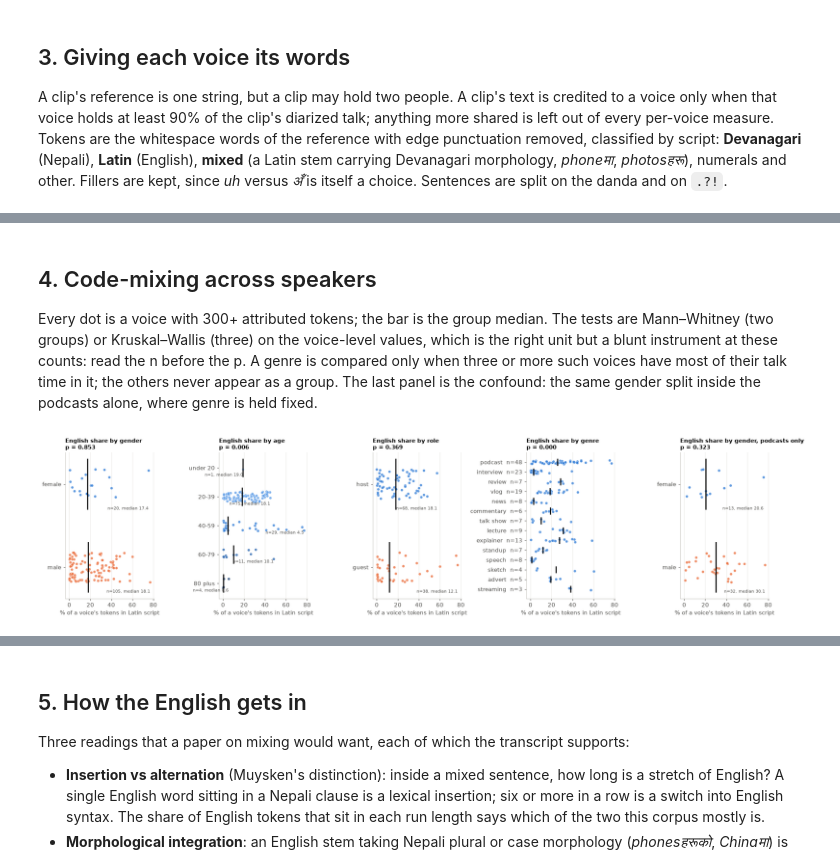
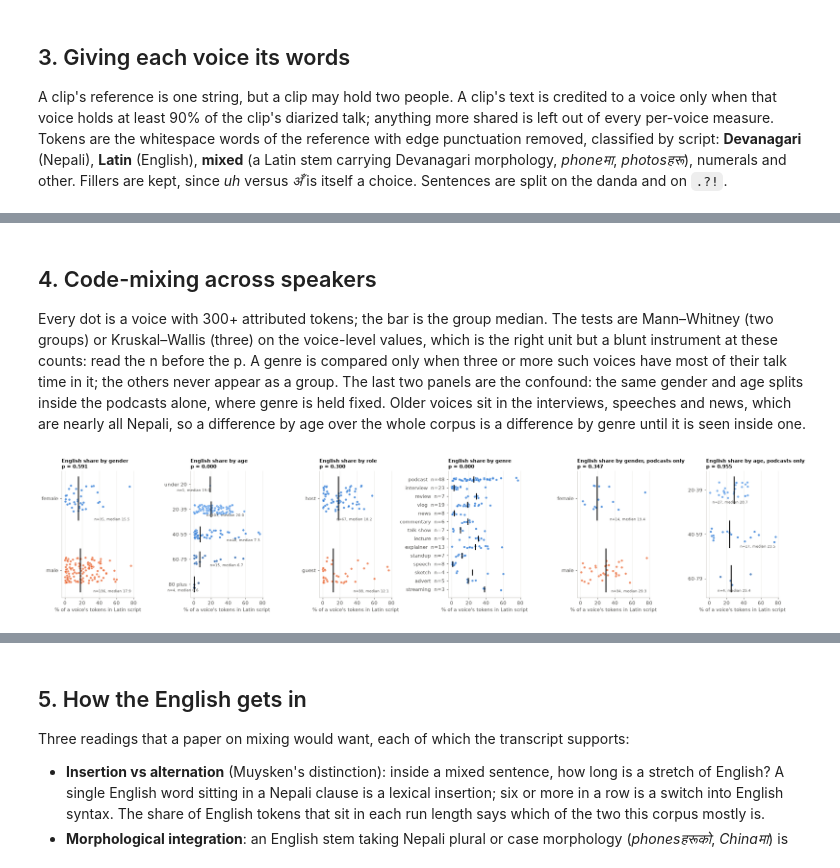
Before and after one commit to Sagyam/labeling-harness, a Jupyter notebook: notebooks/02_Sociolinguistics.ipynb, the cells around one changed output, grey strips where cells are left out. Saved outputs shown, nothing was run; the diff lists cells and outputs as text; code cells hidden in the pictures.

```diff
--- a/notebooks/02_Sociolinguistics.ipynb
+++ b/notebooks/02_Sociolinguistics.ipynb
@@ -218,35 +223,6 @@ for sid, per in talk.items():
             voice_genre[v][usable.genre[sid]] += sec
 VOICES = sorted(voice_talk)
 n_eps = {v: len(voice_eps[v]) for v in VOICES}
-FIELDS = ("gender", "age_bracket", "role")
-
-resolved, how = {}, Counter()  # (episode, voice) -> {gender, age_bracket, role?}
-for ep_id, meta in EP_META.items():
-    rows_ = [dict(r) for r in (meta.get("speakers") or {}).values()]
-    present = sorted(v for v in set(usable.voice[usable.episode == ep_id].dropna()))
-    if not rows_ or not present:
-        continue
-    hosts = [r for r in rows_ if r.get("role") == "host"]
-    recurring = [v for v in present if n_eps[v] > 1]
-    left_rows, left_voices = list(rows_), list(present)
-    if len(hosts) == 1 and len(recurring) == 1:
-        resolved[(ep_id, recurring[0])] = hosts[0]
-        left_rows.remove(hosts[0]); left_voices.remove(recurring[0])
-        how["series host"] += 1
-    if not left_rows or not left_voices:
-        continue
-    shared = {k: next(iter(vals)) for k in FIELDS if len(vals := {r.get(k) for r in left_rows}) == 1 and None not in vals}
-    if "gender" in shared and "age_bracket" in shared:
-        for v in left_voices:
-            resolved[(ep_id, v)] = shared
-        how["rows agree"] += len(left_voices)
-    elif len(left_rows) == 1 and len(left_voices) == 1:
-        resolved[(ep_id, left_voices[0])] = left_rows[0]
-        how["last row"] += 1
-    elif len(left_rows) == len(left_voices) and shared:
-        for v in left_voices:
-            resolved[(ep_id, v)] = shared
-        how["shared rows"] += len(left_voices)
 
 
 def agree(values):
@@ -270,15 +246,15 @@ def show(ep_id):
 usable["show"] = usable.episode.map(show)
 SPK = pd.DataFrame([{
     "voice": v, "episodes": n_eps[v], "talk_min": voice_talk[v] / 60,
-    "gender": agree(resolved.get((e, v), {}).get("gender") for e in voice_eps[v]),
-    "age": agree(resolved.get((e, v), {}).get("age_bracket") for e in voice_eps[v]),
-    "role": agree(resolved.get((e, v), {}).get("role") for e in voice_eps[v]),
+    "gender": WHO[v][0] or "unresolved",
+    "age": WHO[v][1] or "unresolved",
+    "role": agree(ROLE.get((e, v)) for e in voice_eps[v]),
     "genre": voice_genre[v].most_common(1)[0][0],  # where most of the voice's talk time is
     "show": ", ".join(sorted({show(e) for e in voice_eps[v]})),
 } for v in VOICES]).set_index("voice").sort_values("talk_min", ascending=False)
 
 tot = SPK.talk_min.sum()
-print(f"{len(SPK)} voices, {tot / 60:.1f} h of diarized speech; resolution steps: {dict(how)}")
+print(f"{len(SPK)} voices, {tot / 60:.1f} h of diarized speech")
 for f in ("gender", "age", "role"):
     known = SPK[f] != "unresolved"
     print(f"  {f:<7} known for {known.sum():>3} voices ({known.mean():.0%}) holding {SPK.talk_min[known].sum() / tot:.0%} of the speech")
@@ -289,5 +265,6 @@ grid = pd.DataFrame({
     "minutes": cell.groupby(["gender", "age"]).talk_min.sum(),
     "median min / voice": cell.groupby(["gender", "age"]).talk_min.median(),
 }).fillna(0).reindex(pd.MultiIndex.from_product([GENDERS, AGES], names=["gender", "age"]), fill_value=0)
+grid = grid.astype({"voices": int, "voices 5+ min": int})
 display(grid)
 # %% [output]
@@ -496,8 +473,10 @@ Every dot is a voice with 300+ attributed tokens; the bar is the group median. T
 Mann–Whitney (two groups) or Kruskal–Wallis (three) on the voice-level values, which is the
 right unit but a blunt instrument at these counts: read the n before the p. A genre is compared
 only when three or more such voices have most of their talk time in it; the others never appear
-as a group. The last panel is the confound: the same gender split inside the podcasts alone,
-where genre is held fixed.
+as a group. The last two panels are the confound: the same gender and age splits inside the
+podcasts alone, where genre is held fixed. Older voices sit in the interviews, speeches and news,
+which are nearly all Nepali, so a difference by age over the whole corpus is a difference by genre
+until it is seen inside one.
 # %%
 def strip(ax, frame, col, by, order, colors, title=None, xlabel=None, min_n=1, compact=False):
     """One row of dots per group, with its median. ``compact`` is for many rows: the n moves into
@@ -519,36 +498,37 @@ def strip(ax, frame, col, by, order, colors, title=None, xlabel=None, min_n=1, c
 
 def test(frame, col, by, order):
     groups = [frame.loc[frame[by] == g, col].dropna() for g in order if (frame[by] == g).sum() >= 3]
     if len(groups) < 2:
         return np.nan
     return (stats.mannwhitneyu(*groups).pvalue if len(groups) == 2 else stats.kruskal(*groups).pvalue)
 
 
 pod = VV[VV.genre == "podcast"]
-panels = [("gender", GENDERS, GENDER_COLOR, VV, "by gender"), ("age", AGES, dict(zip(AGES, RAMP[-len(AGES):])), VV, "by age"),
+AGE_COLOR = dict(zip(AGES, RAMP[-len(AGES):]))
+panels = [("gender", GENDERS, GENDER_COLOR, VV, "by gender"), ("age", AGES, AGE_COLOR, VV, "by age"),
           ("role", ROLES, ROLE_COLOR, VV, "by role"), ("genre", GENRE_GROUPS, GENRE_COLOR, VV, "by genre"),
-          ("gender", GENDERS, GENDER_COLOR, pod, "by gender, podcasts only")]
-fig, axes = plt.subplots(1, 5, figsize=(18, 4.6), sharex=True)
+          ("gender", GENDERS, GENDER_COLOR, pod, "by gender, podcasts only"), ("age", AGES, AGE_COLOR, pod, "by age, podcasts only")]
+fig, axes = plt.subplots(1, 6, figsize=(21, 4.6), sharex=True)
 for ax, (by, order, colors, frame, title) in zip(axes, panels):
     strip(ax, frame, "english %", by, order, colors, title=f"English share {title}", xlabel="% of a voice's tokens in Latin script",
           compact=by == "genre")
     ax.set_title(f"English share {title}\np = {test(frame, 'english %', by, order):.3f}", fontsize=9.5)
 fig.tight_layout()
 save(fig, "02_mixing_by_group")
 plt.show()
 
 METRICS = ["english %", "switches / 100", "integrated / 1000", "single-word %", "long-run %", "en function %", "rate w/s"]
 tab = {}
 for by, order, _, frame, title in panels:
     for g in order:
         sub = frame[frame[by] == g]
         if len(sub) >= 3:
             tab[(title, g)] = {"voices": len(sub), "minutes": sub.talk_min.sum(), **{m: sub[m].median() for m in METRICS}}
     tab[(title, "p")] = {m: test(frame, m, by, order) for m in METRICS}
 tab = pd.DataFrame(tab).T
 tab.index.names = ["comparison", "group"]
 display(tab.round(2))
 # %% [output]
-[figure, old version]
+[figure, new version]
 |  |  | voices | minutes | english % | switches / 100 | integrated / 1000 | single-word % | long-run % | ... |
 | comparison | group |  |  |  |  |  |  |  | ... |
```
Also changed, not shown: parts of 16 cells of this notebook, 8 other files.
